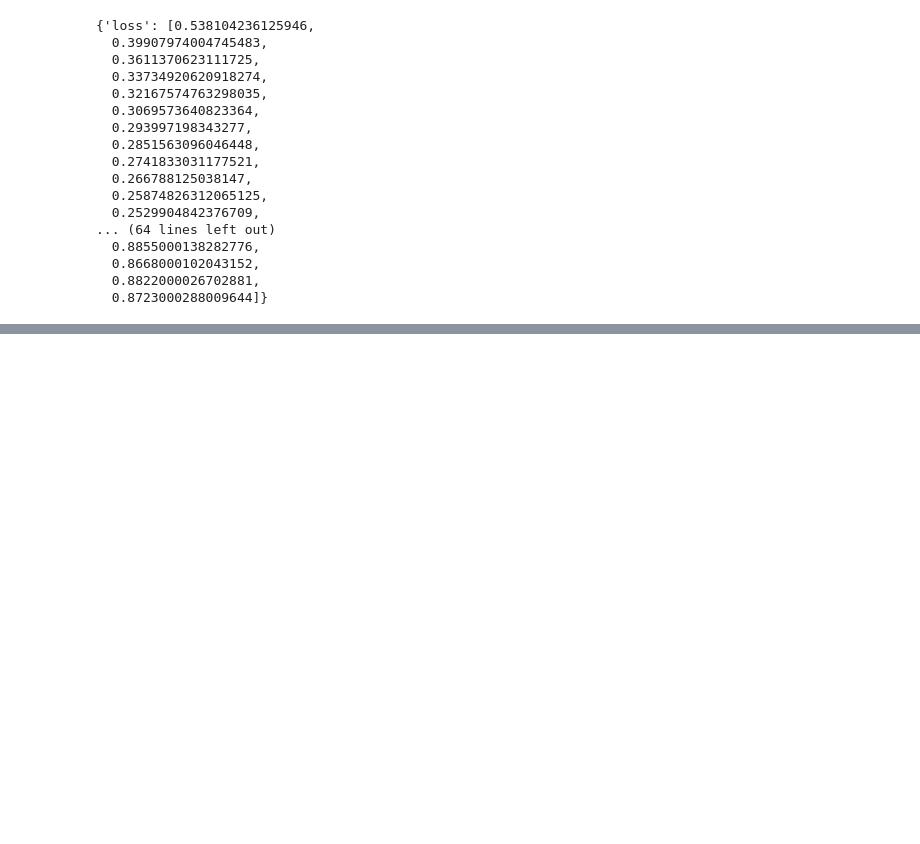
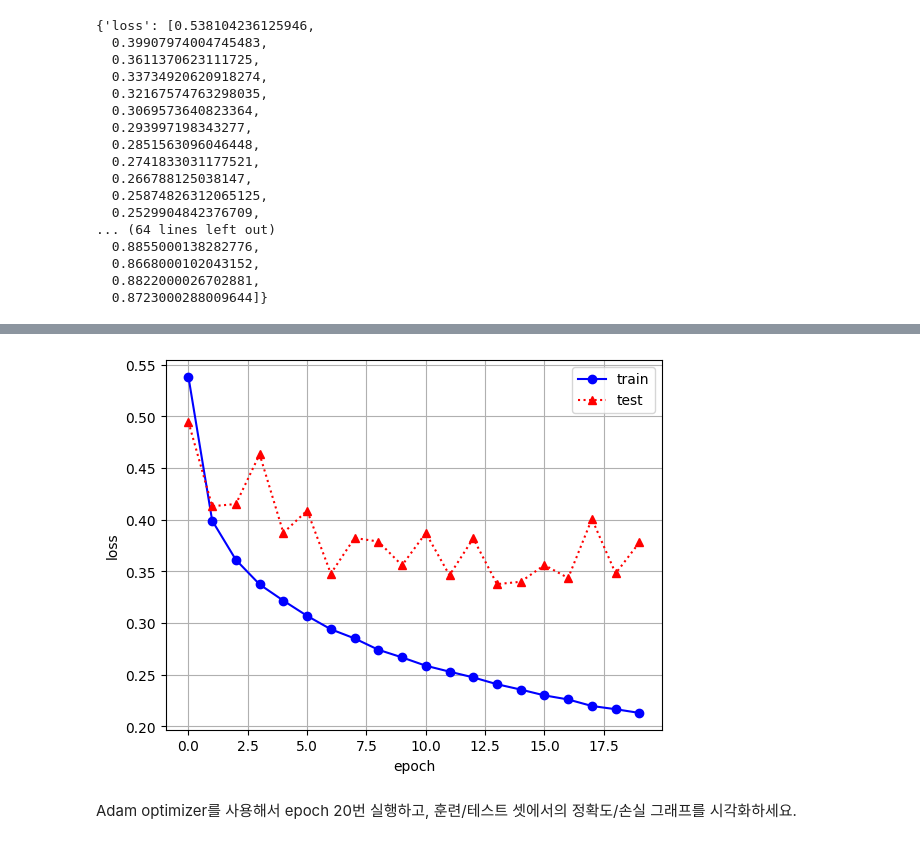
Before and after one commit to JakeOh/202605_BD57, a Jupyter notebook: lab_ml/ml17_ann_mnist.ipynb, the cells around one changed output, grey strips where cells are left out. Saved outputs shown, nothing was run; the diff lists cells and outputs as text; code cells hidden in the pictures; blank space fills up the shorter version.

Commit message:
Adam optimizer. 훈련/검증 정확도/손실 그래프.

```diff
--- a/lab_ml/ml17_ann_mnist.ipynb
+++ b/lab_ml/ml17_ann_mnist.ipynb
@@ -761,0 +777,13 @@ history
+# %%
+# epoch에 따른 (훈련/검증) 손실 변화
+plt.plot(result.epoch, history['loss'], 'bo-', label='train')
+plt.plot(result.epoch, history['val_loss'], 'r^:', label='test')
+plt.xlabel('epoch')
+plt.ylabel('loss')
+plt.legend()
+plt.grid()
+plt.show()
+# %% [output]
+[figure, added]
+# %% [markdown]
+Adam optimizer를 사용해서 epoch 20번 실행하고, 훈련/테스트 셋에서의 정확도/손실 그래프를 시각화하세요.
```
Also changed, not shown: parts of 5 cells of this notebook.
